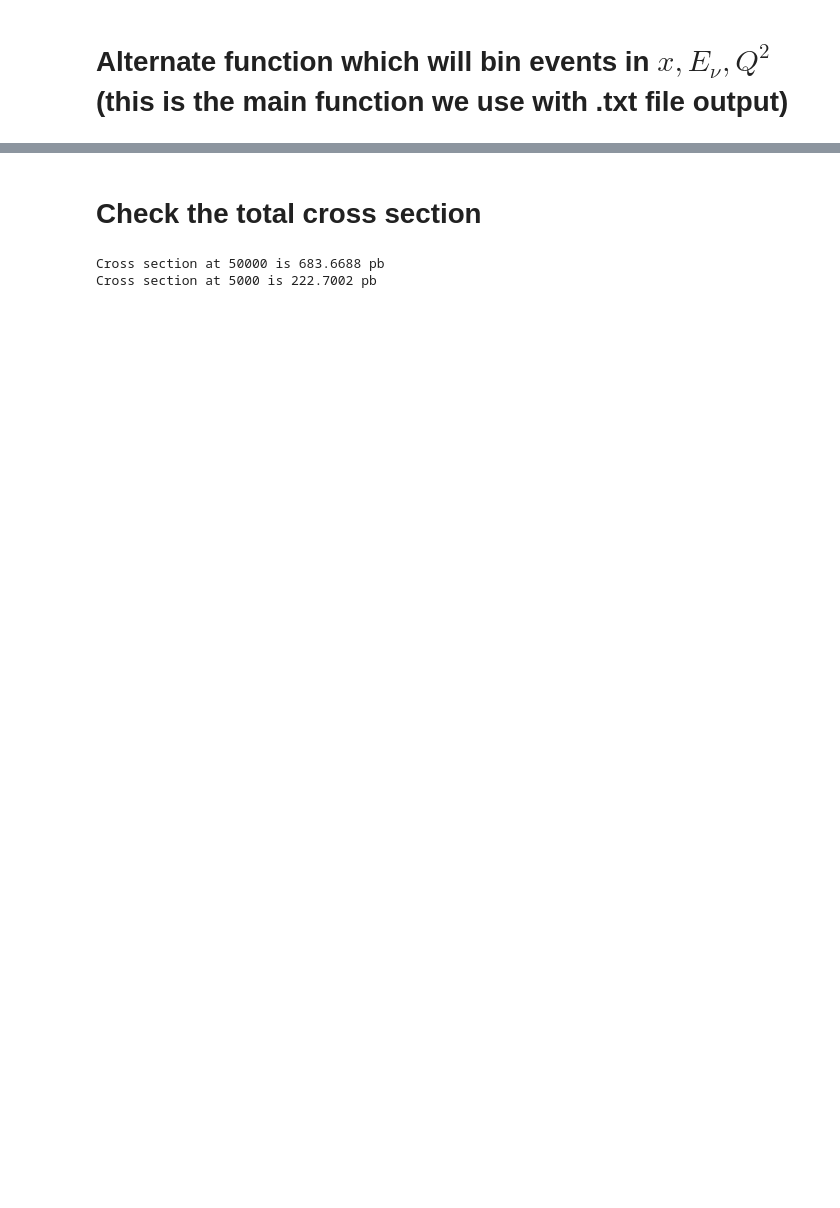
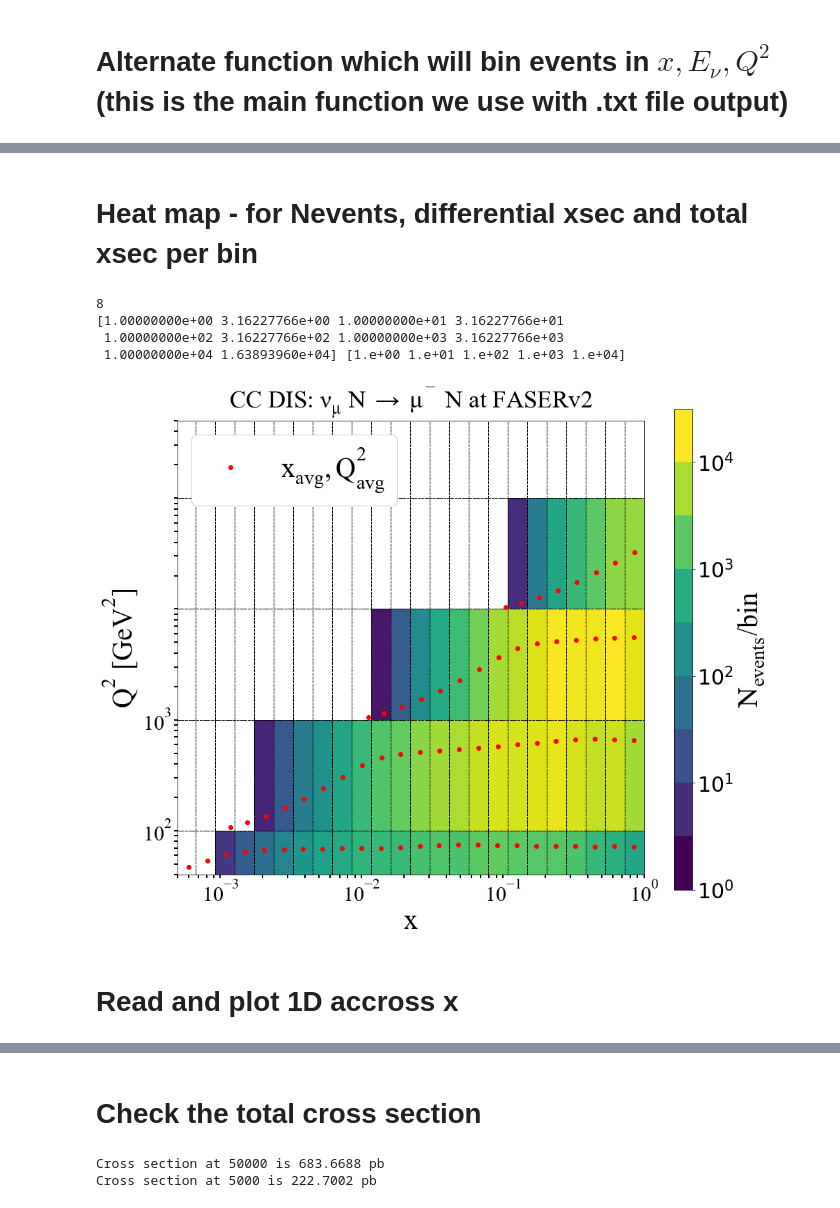
Before and after one commit to LHCfitNikhef/FPF-WG1, a Jupyter notebook: results/PDFsAtFPF.ipynb, the cells around one changed output, grey strips where cells are left out. Drawn from its saved outputs; the diff is of its cells as text; code cells hidden in the pictures; blank space fills up the shorter version.

```diff
--- a/results/PDFsAtFPF.ipynb
+++ b/results/PDFsAtFPF.ipynb
@@ -428,0 +979,16 @@ winsound.Beep(440,250)
+# %%
+# N = 1000000
+loop = 10
+total = np.zeros(loop)
+average = np.zeros(loop)
+D_array = np.zeros((29,6,1,1,loop));xavg_array = np.zeros_like(D_array);Q2avg_array = np.zeros_like(D_array);Enuavg_array = np.zeros_like(D_array);sample_array = np.zeros_like(D_array)
+N = 10000000
+for iid in np.arange(loop):
+#     print(iid)
+    #get_D(M,N,seed,experiment,pid,save = 0)
+    t1 = time.time()
+    D,xavg,Q2avg,Enuavg,sample,x_edges,Q2_edges,Enu_edges = get_D(1,N,iid,'FASERv2',14)
+    print('Loop %s, time is:' $str(iid),time.time()-t1,'| events here is:',np.sum(D))
+    D_array[:,:,:,:,iid] = D;xavg_array[:,:,:,:,iid] = xavg;Q2avg_array[:,:,:,:,iid] = Q2avg;Enuavg_array[:,:,:,:,iid] = Enuavg;sample_array[:,:,:,:,iid] = sample
+    total[iid] = np.sum(D);
+# np.sqrt(np.mean(total)),np.std(total)/loop
@@ -428,0 +997,2 @@ winsound.Beep(440,250)
+# %% [markdown]
+# Heat map - for Nevents, differential xsec and total xsec per bin
@@ -428,0 +1146,62 @@ winsound.Beep(440,250)
+# %%
+def lepton_nu_string(neutrino):
+    if neutrino == 14:
+        lepton = r'$\mathdefault{\mu^-}$';nu = r'$\mathdefault{\nu_{\mu}}$'
+    elif neutrino == -14:
+        lepton = r'$\mathdefault{\mu^+}$';nu = r'$\mathdefault{\bar{\nu}_{\mu}}$'
+    elif neutrino ==12:
+        lepton = r'$\mathdefault{e^-}$';nu = r'$\mathdefault{\nu_{e}}$'
+    elif neutrino ==-12:
+        lepton = r'$\mathdefault{e^+}$';nu = r'$\mathdefault{\bar{\nu}_{e}}$'
+
+    return lepton,nu
+import matplotlib
+import os
+plt.rcParams["font.family"] = "Times New Roman";plt.rcParams["font.size"] = 40
+# plt.rcParams.update({
+#     "text.usetex": True,
+#     "font.family": "Helvetica"
+# })
+
+import matplotlib.colors as colors
+experiment = 'FASERv2';neutrino = 14;lepton_string = [['$\mathdefault{\nu_{\mu}}$','$\mathdefault{}$']]
+name = '%s\\binned_sysevents_%s_%s.txt' %(experiment,experiment,neutrino)
+
+N, N2d,x_edges,x_lower,x_upper,xavg,Q2_edges,q2_lower,q2_upper,qavg,diffxsec2d,xsec2d = file_reader2(name)
+# print(x_lower,q2_lower);help(plotgrid)
+ax,ax2 = plot_events(N, N2d,x_edges,x_lower,x_upper,xavg,Q2_edges,q2_lower,q2_upper,qavg,diffxsec2d,xsec2d,experiment = experiment)
+
+ax.set_xlim(0.5e-3,1);ax.set_ylim(4,5e4)
+
+# ax.set_xticklabels(ax.get_xticklabels(),fontsize = 60);
+# ax.set_yticklabels(ax.get_yticklabels(),fontsize = 30)
+ax.tick_params(axis='both', which='major', labelsize=30)
+
+lepton,nu = lepton_nu_string(neutrino)
+Titlestring = 'CC DIS: %s N %s %s N at %s' %(nu,r'$\mathdefault{\rightarrow}$',lepton,experiment)
+ax.set_title(Titlestring,fontsize = 35)
+ax2.tick_params(labelsize=30)
+# ax2.set_xticklabels([],labelsize = 30)
+labels = ax2.get_yticklabels()
+
+Nmaximum = np.max(N2d);logmax = int(np.floor(np.log10(Nmaximum)));ylabel_array = []
+for ii in np.arange(logmax):
+    ylabel_array = np.append(ylabel_array,'$\mathdefault{10^{%s}}$' %ii)
+
+
+# ax2.set_yticklabels(['$\mathdefault{10^0}$','$\mathdefault{10^1}$','$\mathdefault{10^2}$','$\mathdefault{10^3}$','$\mathdefault{10^4}$'],fontsize = 30)
+ax.set_yticklabels(ylabel_array,fontsize = 30)
+stringsave = r'%s\\Events_%s_%s.pdf' %(experiment,experiment,str(neutrino))
+
+if os.path.isfile(stringsave):
+    os.remove(stringsave)   # Opt.: os.system("rm "+strFile)
+
+plt.savefig(stringsave,bbox_inches='tight')
+# %% [output]
+8
+[1.00000000e+00 3.16227766e+00 1.00000000e+01 3.16227766e+01
+ 1.00000000e+02 3.16227766e+02 1.00000000e+03 3.16227766e+03
+ 1.00000000e+04 1.63893960e+04] [1.e+00 1.e+01 1.e+02 1.e+03 1.e+04]
+[figure, added]
+# %% [markdown]
+# Read and plot 1D accross x
```
Also changed, not shown: parts of 32 cells of this notebook.
